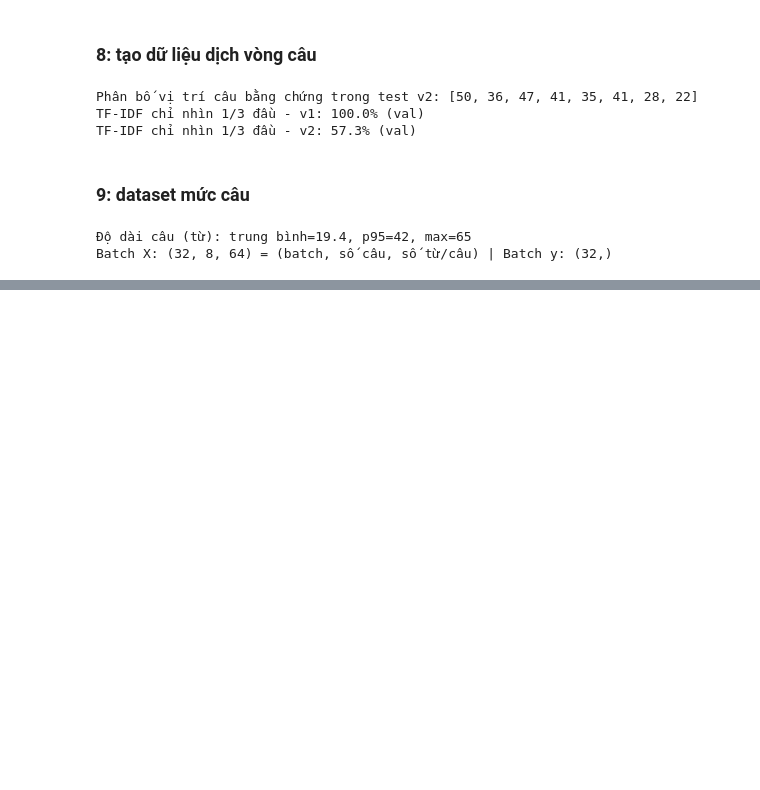
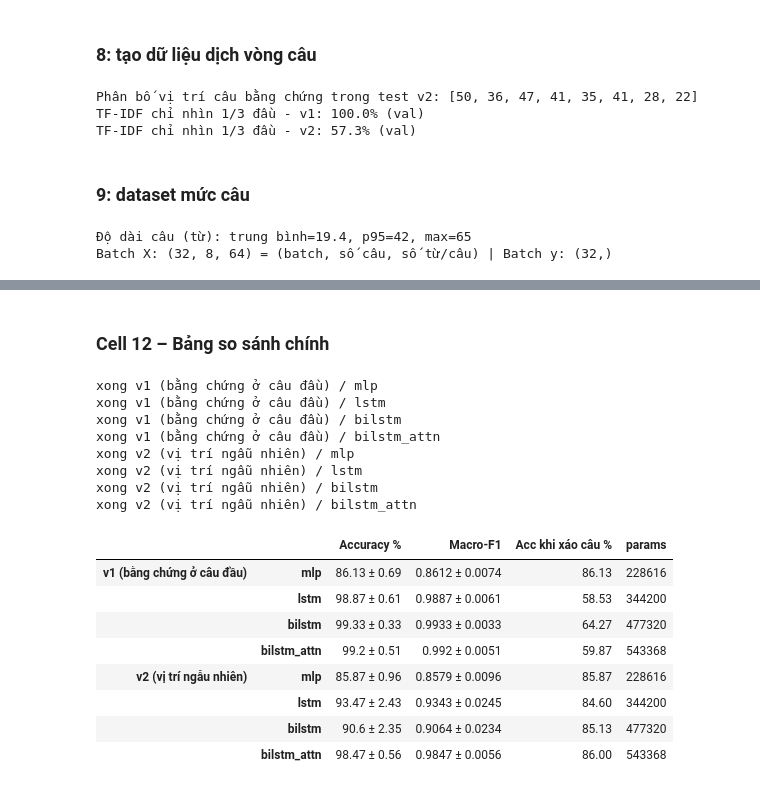
Before and after one commit to ChiEma369/techtrail-ai-engine-v1, a Jupyter notebook: RNN&LSTM.ipynb, the cells around one changed output, grey strips where cells are left out. Saved outputs shown, nothing was run; the diff lists cells and outputs as text; code cells hidden in the pictures; blank space fills up the shorter version.

```diff
--- a/RNN&LSTM.ipynb
+++ b/RNN&LSTM.ipynb
@@ -711,0 +829,51 @@ Batch X: (32, 8, 64) = (batch, số câu, số từ/câu) | Batch y: (32,)
+# %% [markdown]
+### Cell 12 – Bảng so sánh chính
+# %%
+import pandas as pd
+SEEDS = [0, 1, 2, 3, 4]
+MODES = ['mlp', 'lstm', 'bilstm', 'bilstm_attn']
+L1s = make_loaders(v1, permute_test=True)
+L2s = make_loaders(v2, permute_test=True)
+
+rows, store = [], {}
+for ver, L, Ls in [('v1 (bằng chứng ở câu đầu)', L1, L1s), ('v2 (vị trí ngẫu nhiên)', L2, L2s)]:
+    for mode in MODES:
+        for seed in SEEDS:
+            model, hist, r = run_one(mode, L, seed, extra_test=Ls['test'])
+            if mode == 'bilstm_attn':
+                store[(ver, seed)] = (model, hist)
+            rows.append({'data': ver, 'model': mode, 'seed': seed, 'acc': r['test_acc'],
+                         'f1': r['macro_f1'], 'acc_shuffled': r['test_acc_shuffled'], 'params': r['params']})
+        print(f"xong {ver} / {mode}")
+
+res = pd.DataFrame(rows)
+summary = res.groupby(['data', 'model']).agg(
+    acc_mean=('acc', 'mean'), acc_std=('acc', 'std'),
+    f1_mean=('f1', 'mean'), f1_std=('f1', 'std'),
+    acc_shuffled=('acc_shuffled', 'mean'), params=('params', 'first')).reindex(
+    pd.MultiIndex.from_product([res['data'].unique(), MODES]))
+summary['Accuracy %'] = (summary.acc_mean*100).round(2).astype(str) + ' ± ' + (summary.acc_std*100).round(2).astype(str)
+summary['Macro-F1'] = summary.f1_mean.round(4).astype(str) + ' ± ' + summary.f1_std.round(4).astype(str)
+summary['Acc khi xáo câu %'] = (summary.acc_shuffled*100).round(2)
+os.makedirs('results', exist_ok=True)
+res.to_csv('results/runs_all.csv', index=False)
+summary.to_csv('results/summary_table.csv')
+summary[['Accuracy %', 'Macro-F1', 'Acc khi xáo câu %', 'params']]
+# %% [output]
+xong v1 (bằng chứng ở câu đầu) / mlp
+xong v1 (bằng chứng ở câu đầu) / lstm
+xong v1 (bằng chứng ở câu đầu) / bilstm
+xong v1 (bằng chứng ở câu đầu) / bilstm_attn
+xong v2 (vị trí ngẫu nhiên) / mlp
+xong v2 (vị trí ngẫu nhiên) / lstm
+xong v2 (vị trí ngẫu nhiên) / bilstm
+xong v2 (vị trí ngẫu nhiên) / bilstm_attn
+|  |  | Accuracy % | Macro-F1 | Acc khi xáo câu % | params |
+| v1 (bằng chứng ở câu đầu) | mlp | 86.13 ± 0.69 | 0.8612 ± 0.0074 | 86.13 | 228616 |
+|  | lstm | 98.87 ± 0.61 | 0.9887 ± 0.0061 | 58.53 | 344200 |
+|  | bilstm | 99.33 ± 0.33 | 0.9933 ± 0.0033 | 64.27 | 477320 |
+|  | bilstm_attn | 99.2 ± 0.51 | 0.992 ± 0.0051 | 59.87 | 543368 |
+| v2 (vị trí ngẫu nhiên) | mlp | 85.87 ± 0.96 | 0.8579 ± 0.0096 | 85.87 | 228616 |
+|  | lstm | 93.47 ± 2.43 | 0.9343 ± 0.0245 | 84.60 | 344200 |
+|  | bilstm | 90.6 ± 2.35 | 0.9064 ± 0.0234 | 85.13 | 477320 |
+|  | bilstm_attn | 98.47 ± 0.56 | 0.9847 ± 0.0056 | 86.00 | 543368 |
```
Also changed, not shown: parts of 11 cells of this notebook, 3 other files.
